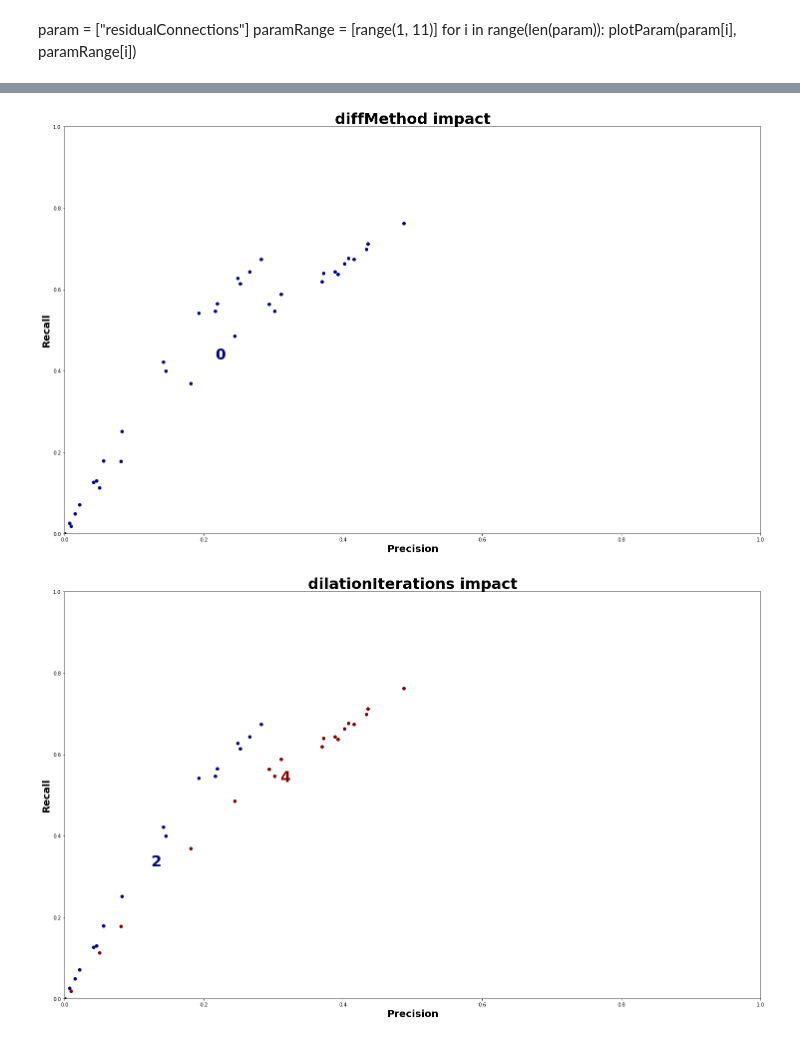
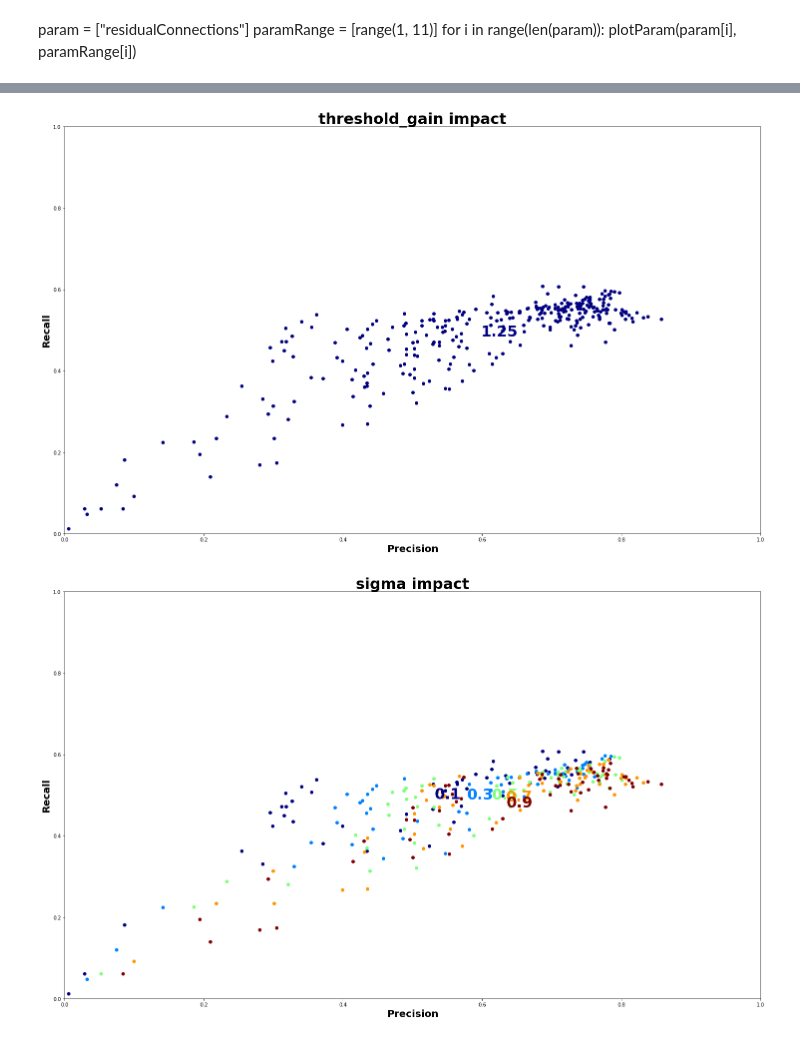
Before and after one commit to AlexBdx/Heli, a Jupyter notebook: 2_Motion detection/Motion detector optimization.ipynb, the cells around one changed output, grey strips where cells are left out. Cells and saved outputs as stored; diff of their text form; code cells hidden in the pictures.

```diff
--- a/2_Motion detection/Motion detector optimization.ipynb
+++ b/2_Motion detection/Motion detector optimization.ipynb
@@ -7,14 +7,12 @@ from sklearn.preprocessing import LabelEncoder
 import numpy as np
 # %%
 # Import the log file
-df = pd.read_csv("/home/alex/Desktop/Helico/0_Database/RPi_import/190622_201853/190622_201853_Detection_paramSearch_multi.csv")
-df = pd.read_csv("/home/alex/Desktop/Helico/0_Database/RPi_import/190622_201853/190622_201853_Detection_paramSearch.csv")
-#df = pd.read_csv("/home/alex/Desktop/Helico/0_Database/RPi_import/190622_202211/190622_202211_Detection_paramSearch.csv")
-#df = pd.read_csv("/home/alex/Desktop/Helico/0_Database/RPi_import/190624_200747/190624_200747_Detection_paramSearch.csv")
-#df = pd.read_csv("/home/alex/Desktop/Helico/0_Database/RPi_import/190622_234007/190622_234007_Detection_paramSearch.csv")
 
+#df = pd.read_csv("/home/alex/Desktop/Helico/0_Database/RPi_import/190624_200747/190624_200747_MD_ParamSearch_All.csv")
+#df = pd.read_csv("/home/alex/Desktop/Helico/0_Database/RPi_import/190622_201853/190622_201853_MD_ParamSearch_All.csv")
+df = pd.read_csv("/home/alex/Desktop/Helico/0_Database/RPi_import/190622_202211/190622_202211_MD_ParamSearch_All.csv")
+#df = pd.read_csv("/home/alex/Desktop/Helico/0_Database/RPi_import/190622_234007/190622_234007_MD_ParamSearch_All.csv")
 # Add the f1_score
-df["f1_score"] = 1/(1/df["percentHeliTotalFiltered"]+1/df["percentFrameWithHeli"])
 
 # Display
 df.tail()
@@ -44,9 +42,10 @@ def plotParam(param, paramRange):
     for index, value in enumerate(paramRange):
         #plt.figure(figsize=(25, 15))
         indexes = (df[param] == value)
-        prec = df["percentHeliTotalFiltered"][indexes]
-        recall = df["percentFrameWithHeli"][indexes]
+        prec = df["precision"][indexes]
+        recall = df["recall"][indexes]
         #print(min(paramRange), max(paramRange))
+
         if len(paramRange)>1:
             cmapValue = index/(len(paramRange)-1)
         else:
@@ -55,7 +54,7 @@ def plotParam(param, paramRange):
         plt.scatter(prec, recall, c=cmap(cmapValue))
 
         xcText, ycText = np.mean(prec), np.mean(recall)
-        plt.text(xcText, ycText, str(value), color=cmap(cmapValue), fontdict={"weight": "bold", "size": 30})
+        plt.text(xcText, ycText, str(round(value, ndigits=2)), color=cmap(cmapValue), fontdict={"weight": "bold", "size": 30})
         plt.title(param+" impact", fontdict={"weight": "bold", "size": 30})
         plt.xlabel("Precision", fontdict={"weight": "bold", "size": 20})
         plt.ylabel("Recall", fontdict={"weight": "bold", "size": 20})
@@ -67,15 +66,17 @@ for i in range(len(param)):
     plotParam(param[i], paramRange[i])
 # %%
 params = {
-'gaussWindow': range(3, 6, 2),
-'mgp': range(25, 26, 25),
-'residualConnections': range(1, 4),
-'winSize': range(3, 4, 2),
-'maxLevel': range(5, 6, 3),
-'threshold': range(25, 46, 10),
-'diffMethod': range(0, 1, 1),
-'dilationIterations': range(2, 5, 2),
-'skipFrame': range(0, 1, 1)
+    'gaussWindow': range(3, 8, 2),
+    'mgp': range(25, 26, 25),
+    'residualConnections': range(1, 10, 2),
+    'winSize': range(3, 4, 2),
+    'maxLevel': range(5, 6, 3),
+    'threshold_low': range(65, 66, 10),
+    'threshold_gain': np.linspace(1.25, 1.26, 1),
+    'sigma': np.linspace(0.1, 0.9, 5),
+    'diffMethod': range(0, 1, 1),
+    'dilationIterations': range(1, 8, 2),
+    'skipFrame': range(0, 1, 1)
 }
 
 for items in params.items():
@@ -105,2 +108,2 @@ for items in params.items():
-[figure, old version]
+[figure, new version]
-[figure, old version]
+[figure, new version]
```
Also changed, not shown: parts of 7 cells of this notebook, 7 other files.
